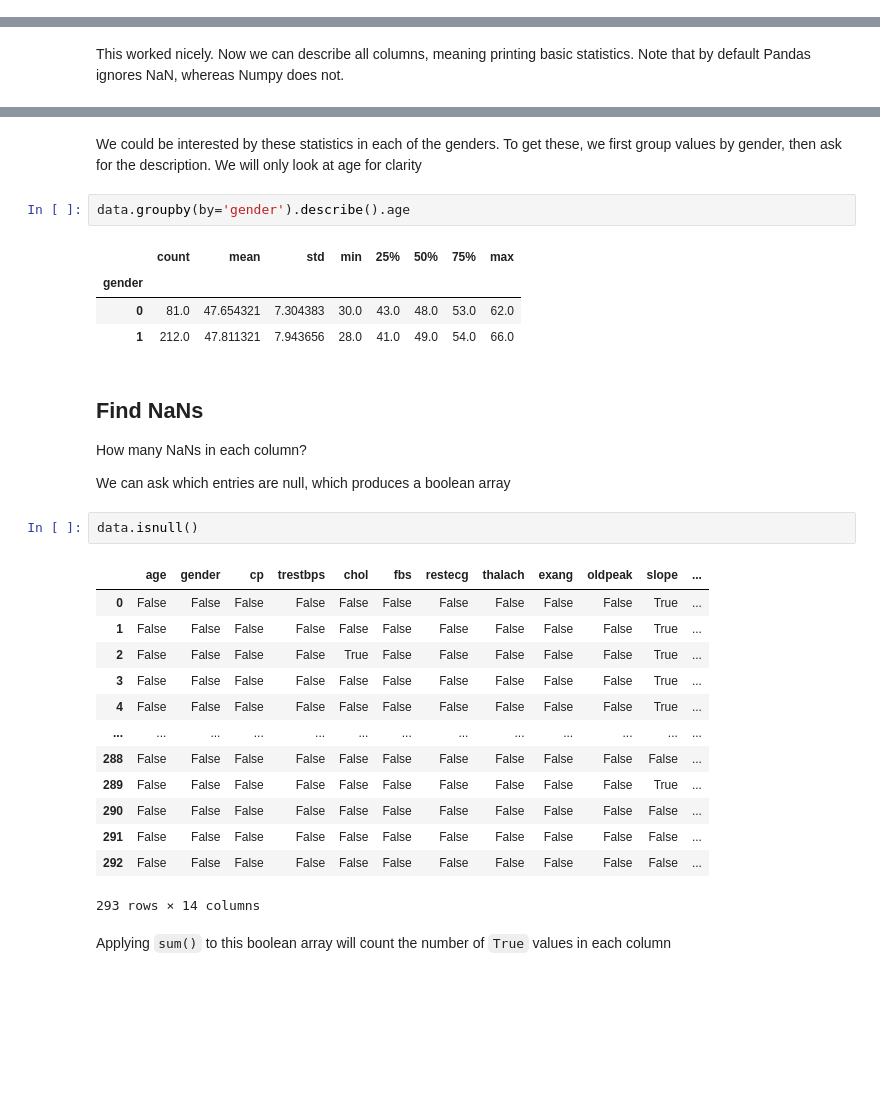
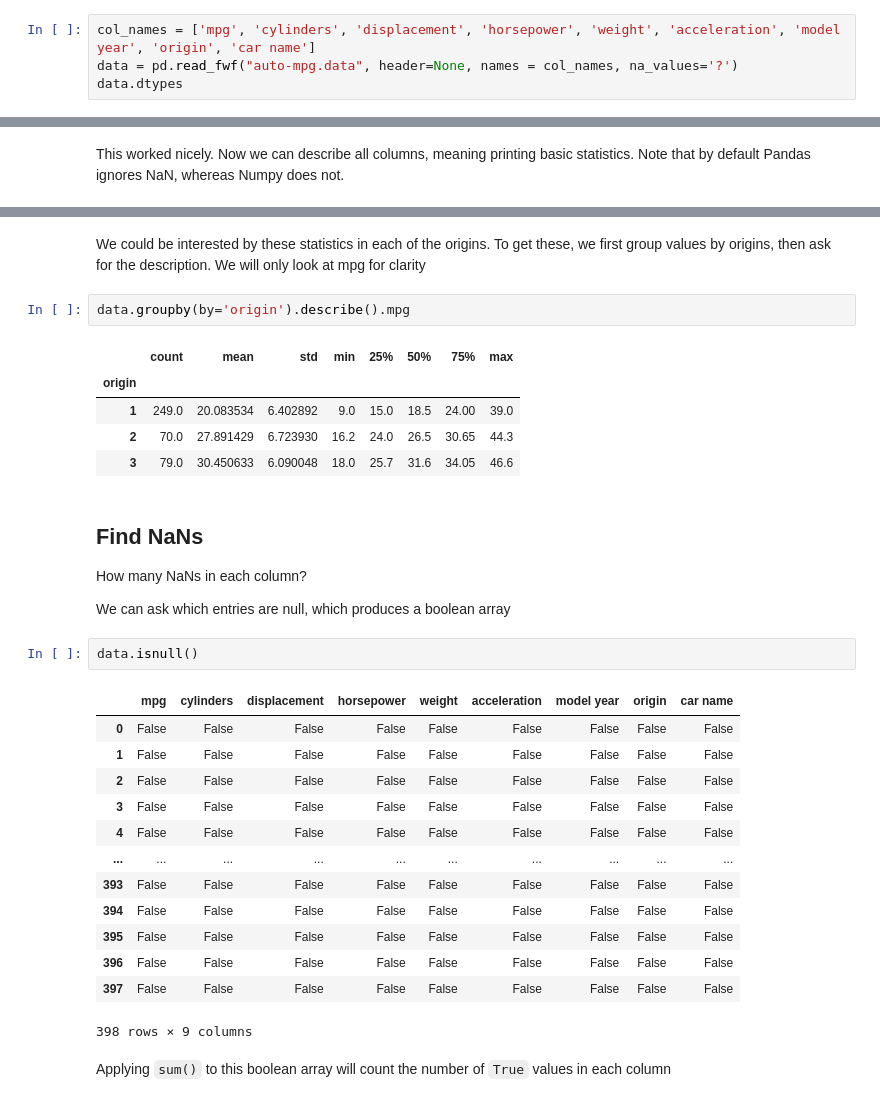
Before and after one commit to ENSF611/lab0-data-and-visualization-review-rbawah, a Jupyter notebook: lab0-pandas-auto_mpg.ipynb, the cells around one changed output, grey strips where cells are left out. Saved outputs shown, nothing was run; the diff lists cells and outputs as text; blank space fills up the shorter version.

```diff
--- a/lab0-pandas-auto_mpg.ipynb
+++ b/lab0-pandas-auto_mpg.ipynb
@@ -128,0 +110,4 @@ dtype: object
+# %%
+col_names = ['mpg', 'cylinders', 'displacement', 'horsepower', 'weight', 'acceleration', 'model year', 'origin', 'car name']
+data = pd.read_fwf("auto-mpg.data", header=None, names = col_names, na_values='?')
+data.dtypes
@@ -143,12 +139,13 @@ data.describe() # ignores NaN
 # %% [markdown]
-We could be interested by these statistics in each of the genders. To get these, we first group values by gender, then ask for the description. We will only look at age for clarity
+We could be interested by these statistics in each of the origins. To get these, we first group values by origins, then ask for the description. We will only look at mpg for clarity
 # %%
-data.groupby(by='gender').describe().age
+data.groupby(by='origin').describe().mpg
 # %% [output]
 |  | count | mean | std | min | 25% | 50% | 75% | max |
-| gender |  |  |  |  |  |  |  |  |
-| 0 | 81.0 | 47.654321 | 7.304383 | 30.0 | 43.0 | 48.0 | 53.0 | 62.0 |
-| 1 | 212.0 | 47.811321 | 7.943656 | 28.0 | 41.0 | 49.0 | 54.0 | 66.0 |
+| origin |  |  |  |  |  |  |  |  |
+| 1 | 249.0 | 20.083534 | 6.402892 | 9.0 | 15.0 | 18.5 | 24.00 | 39.0 |
+| 2 | 70.0 | 27.891429 | 6.723930 | 16.2 | 24.0 | 26.5 | 30.65 | 44.3 |
+| 3 | 79.0 | 30.450633 | 6.090048 | 18.0 | 25.7 | 31.6 | 34.05 | 46.6 |
 # %% [markdown]
 ## Find NaNs
 How many NaNs in each column?
@@ -157,19 +154,19 @@ We can ask which entries are null, which produces a boolean array
 # %%
 data.isnull()
 # %% [output]
-|  | age | gender | cp | trestbps | chol | fbs | restecg | thalach | exang | oldpeak | slope | ... |
-| 0 | False | False | False | False | False | False | False | False | False | False | True | ... |
-| 1 | False | False | False | False | False | False | False | False | False | False | True | ... |
-| 2 | False | False | False | False | True | False | False | False | False | False | True | ... |
-| 3 | False | False | False | False | False | False | False | False | False | False | True | ... |
-| 4 | False | False | False | False | False | False | False | False | False | False | True | ... |
-| ... | ... | ... | ... | ... | ... | ... | ... | ... | ... | ... | ... | ... |
-| 288 | False | False | False | False | False | False | False | False | False | False | False | ... |
-| 289 | False | False | False | False | False | False | False | False | False | False | True | ... |
-| 290 | False | False | False | False | False | False | False | False | False | False | False | ... |
-| 291 | False | False | False | False | False | False | False | False | False | False | False | ... |
-| 292 | False | False | False | False | False | False | False | False | False | False | False | ... |
+|  | mpg | cylinders | displacement | horsepower | weight | acceleration | model year | origin | car name |
+| 0 | False | False | False | False | False | False | False | False | False |
+| 1 | False | False | False | False | False | False | False | False | False |
+| 2 | False | False | False | False | False | False | False | False | False |
+| 3 | False | False | False | False | False | False | False | False | False |
+| 4 | False | False | False | False | False | False | False | False | False |
+| ... | ... | ... | ... | ... | ... | ... | ... | ... | ... |
+| 393 | False | False | False | False | False | False | False | False | False |
+| 394 | False | False | False | False | False | False | False | False | False |
+| 395 | False | False | False | False | False | False | False | False | False |
+| 396 | False | False | False | False | False | False | False | False | False |
+| 397 | False | False | False | False | False | False | False | False | False |
-293 rows × 14 columns
+398 rows × 9 columns
 # %% [markdown]
 Applying `sum()` to this boolean array will count the number of `True` values in each column
 # %%
```
Also changed, not shown: parts of 5 cells of this notebook.
